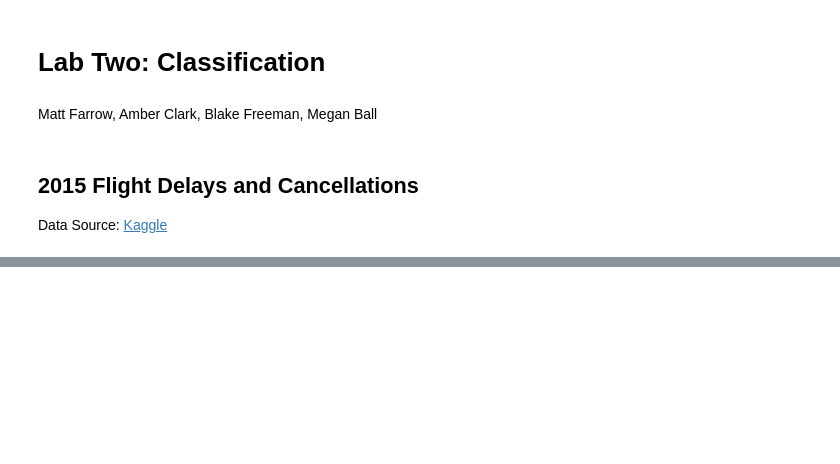
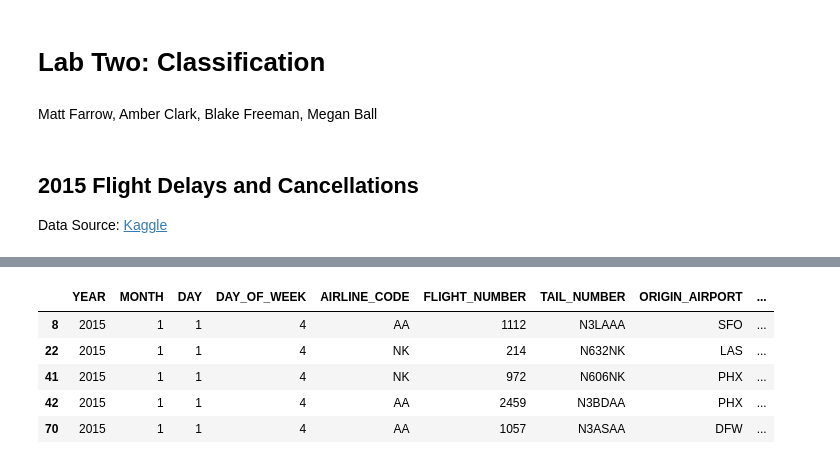
Before and after one commit to mattfarrow1/7331-machine-learning-1, a Jupyter notebook: Labs/Lab2_Group4.ipynb, the cells around one changed output, grey strips where cells are left out. Cells and saved outputs as stored; diff of their text form; code cells hidden in the pictures; blank space fills up the shorter version.

```diff
--- a/Labs/Lab2_Group4.ipynb
+++ b/Labs/Lab2_Group4.ipynb
@@ -49,0 +94,3 @@ organizations that might want to use it for prediction)? How would you measure t
+# %%
+df = df[(df.ORIGIN_AIRPORT == 'DFW') | (df.ORIGIN_AIRPORT == 'DAL') |
+        (df.DESTINATION_AIRPORT == 'DFW') | (df.DESTINATION_AIRPORT == 'DAL')]
@@ -49,0 +134,3 @@ organizations that might want to use it for prediction)? How would you measure t
+# %%
+# Source: https://stackoverflow.com/questions/54487059/pandas-how-to-create-a-single-date-column-from-columns-containing-year-month
+df['FLIGHT_DATE'] = pd.to_datetime([f'{y}-{m}-{d}' for y, m, d in zip(df.YEAR, df.MONTH, df.DAY)])
@@ -49,0 +152,39 @@ organizations that might want to use it for prediction)? How would you measure t
+# %%
+#Convert times into buckets for morning, afternoon, and evening as most models cannot handle timestamps.
+cut_labels = ['overnight', 'morning', 'afternoon', 'evening']
+cut_bins = [0, 400, 1100, 1600, 2359]
+
+df['SCHED_DEPARTURE_TIME'] = pd.cut(df['SCHEDULED_DEPARTURE'],
+                                    bins=cut_bins,
+                                    labels=cut_labels,
+                                    include_lowest=True)
+df['ACTUAL_DEPARTURE_TIME'] = pd.cut(df['DEPARTURE_TIME'],
+                                     bins=cut_bins,
+                                     labels=cut_labels,
+                                     include_lowest=True)
+df['SCHED_ARRIVAL_TIME'] = pd.cut(df['SCHEDULED_ARRIVAL'],
+                                  bins=cut_bins,
+                                  labels=cut_labels,
+                                  include_lowest=True)
+df['ACTUAL_ARRIVAL_TIME'] = pd.cut(df['ARRIVAL_TIME'],
+                                  bins=cut_bins,
+                                  labels=cut_labels,
+                                  include_lowest=True)
+
+# Bucket Flight Distance
+distance_labels = ['Short', 'Medium', 'Long']
+distance_bins   = [1, 100, 1000, np.inf]
+df['DISTANCE_BUCKET'] = pd.cut(df['DISTANCE'],
+                               bins=distance_bins,
+                               labels=distance_labels)
+
+# Look at our data with the buckets
+pd.set_option('display.max_columns', None)
+df.head()
+# %% [output]
+|  | YEAR | MONTH | DAY | DAY_OF_WEEK | AIRLINE_CODE | FLIGHT_NUMBER | TAIL_NUMBER | ORIGIN_AIRPORT | ... |
+| 8 | 2015 | 1 | 1 | 4 | AA | 1112 | N3LAAA | SFO | ... |
+| 22 | 2015 | 1 | 1 | 4 | NK | 214 | N632NK | LAS | ... |
+| 41 | 2015 | 1 | 1 | 4 | NK | 972 | N606NK | PHX | ... |
+| 42 | 2015 | 1 | 1 | 4 | AA | 2459 | N3BDAA | PHX | ... |
+| 70 | 2015 | 1 | 1 | 4 | AA | 1057 | N3ASAA | DFW | ... |
```
Also changed, not shown: parts of 77 cells of this notebook.
